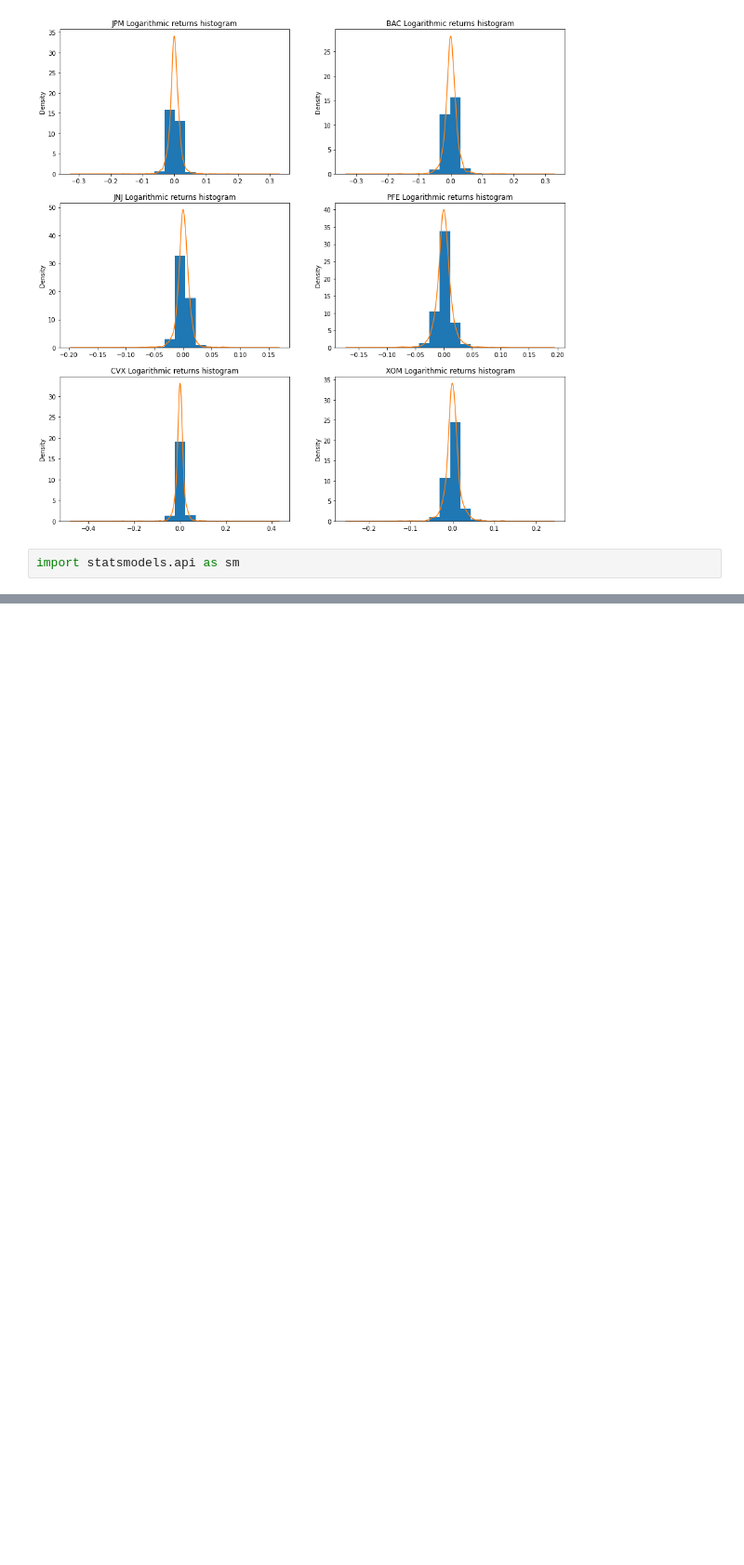
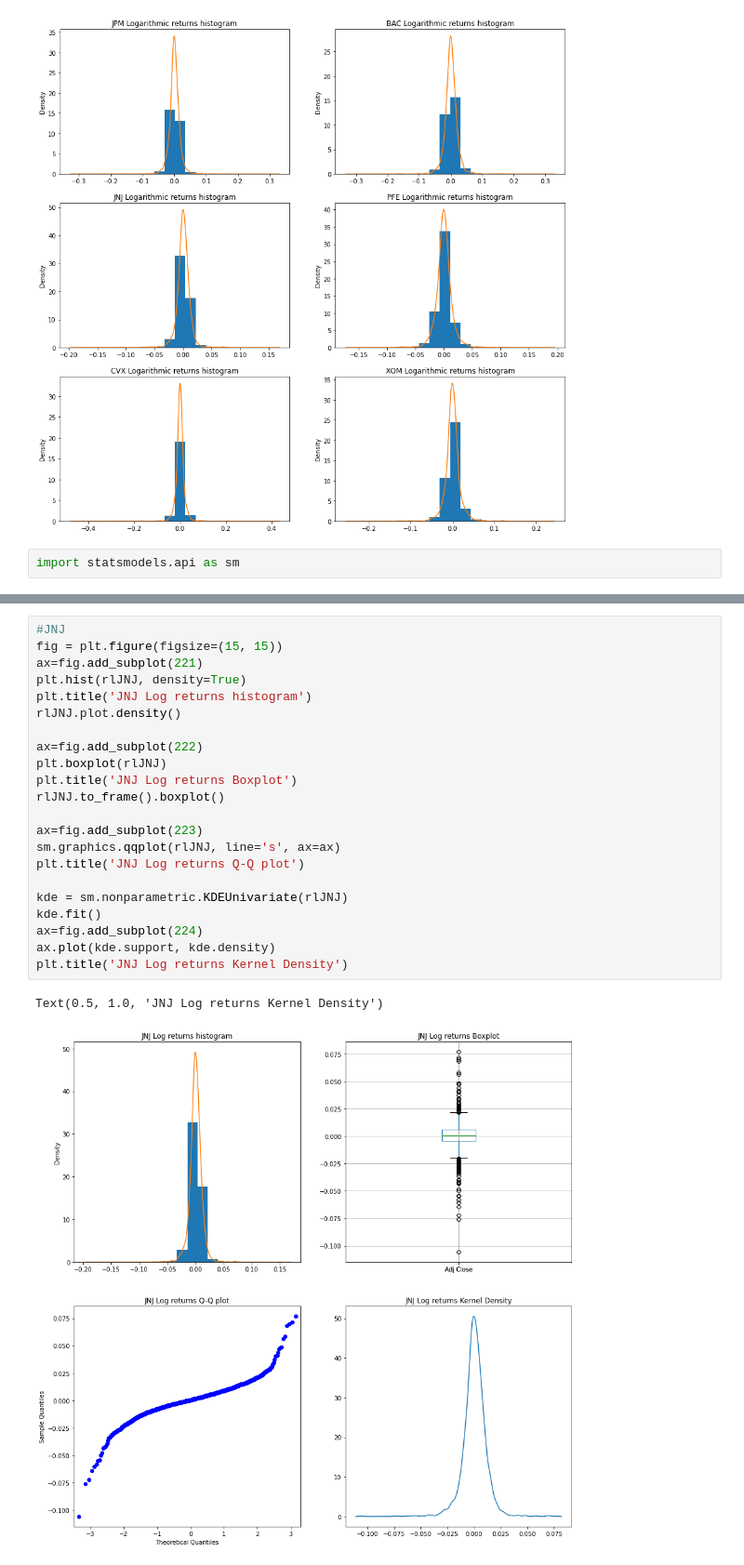
Before and after one commit to michelebanfi/business-intelligence, a Jupyter notebook: BanfiMichele869294.ipynb, the cells around one changed output, grey strips where cells are left out. Shown at 93% size. Cells and saved outputs as stored; diff of their text form; blank space fills up the shorter version.

```diff
--- a/BanfiMichele869294.ipynb
+++ b/BanfiMichele869294.ipynb
@@ -346,0 +374,25 @@ ax.plot(kde.support, kde.density)
+# %%
+#JNJ
+fig = plt.figure(figsize=(15, 15))
+ax=fig.add_subplot(221)
+plt.hist(rlJNJ, density=True)
+plt.title('JNJ Log returns histogram')
+rlJNJ.plot.density()
+
+ax=fig.add_subplot(222)
+plt.boxplot(rlJNJ)
+plt.title('JNJ Log returns Boxplot')
+rlJNJ.to_frame().boxplot()
+
+ax=fig.add_subplot(223)
+sm.graphics.qqplot(rlJNJ, line='s', ax=ax)
+plt.title('JNJ Log returns Q-Q plot')
+
+kde = sm.nonparametric.KDEUnivariate(rlJNJ)
+kde.fit()
+ax=fig.add_subplot(224)
+ax.plot(kde.support, kde.density)
+plt.title('JNJ Log returns Kernel Density')
+# %% [output]
+Text(0.5, 1.0, 'JNJ Log returns Kernel Density')
+[figure, added]
```
Also changed, not shown: parts of 37 cells of this notebook.
